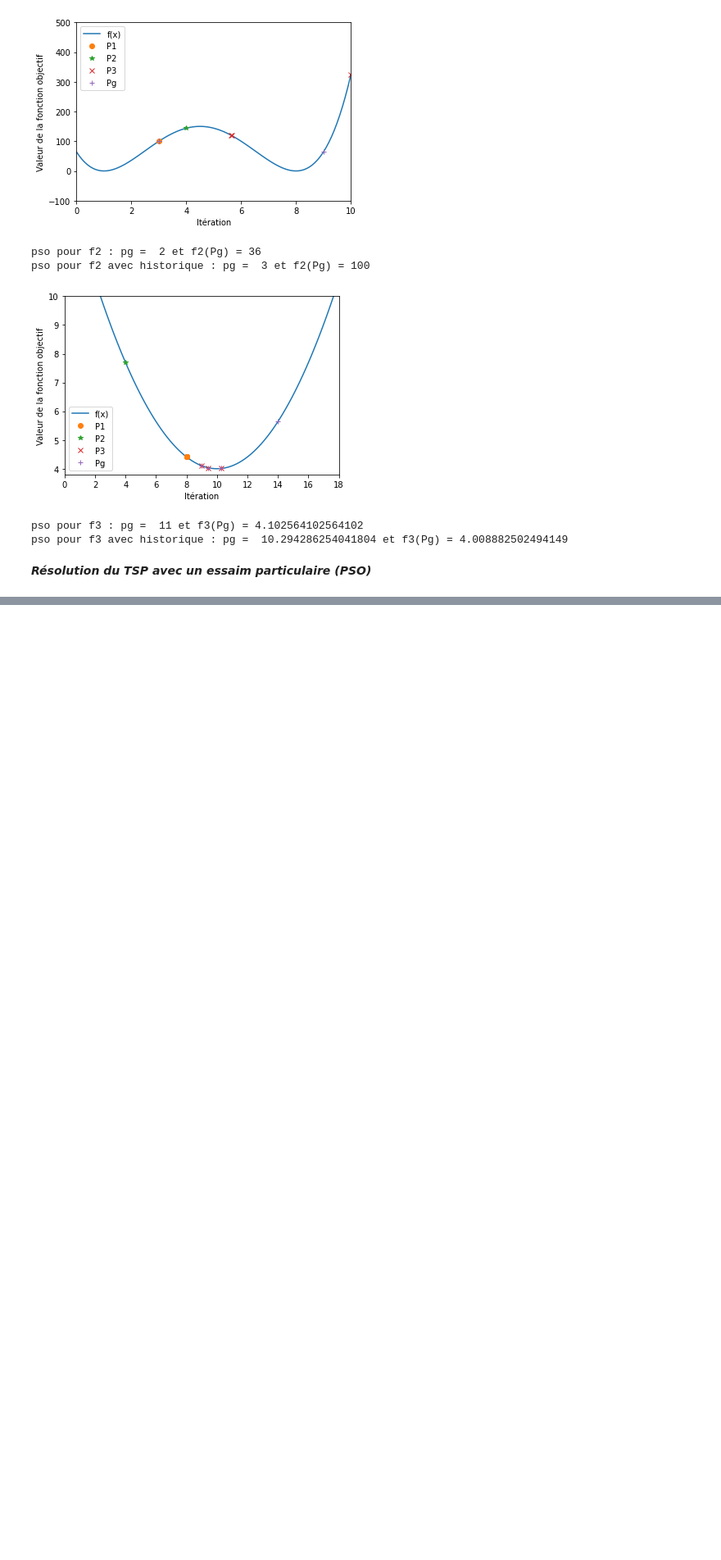
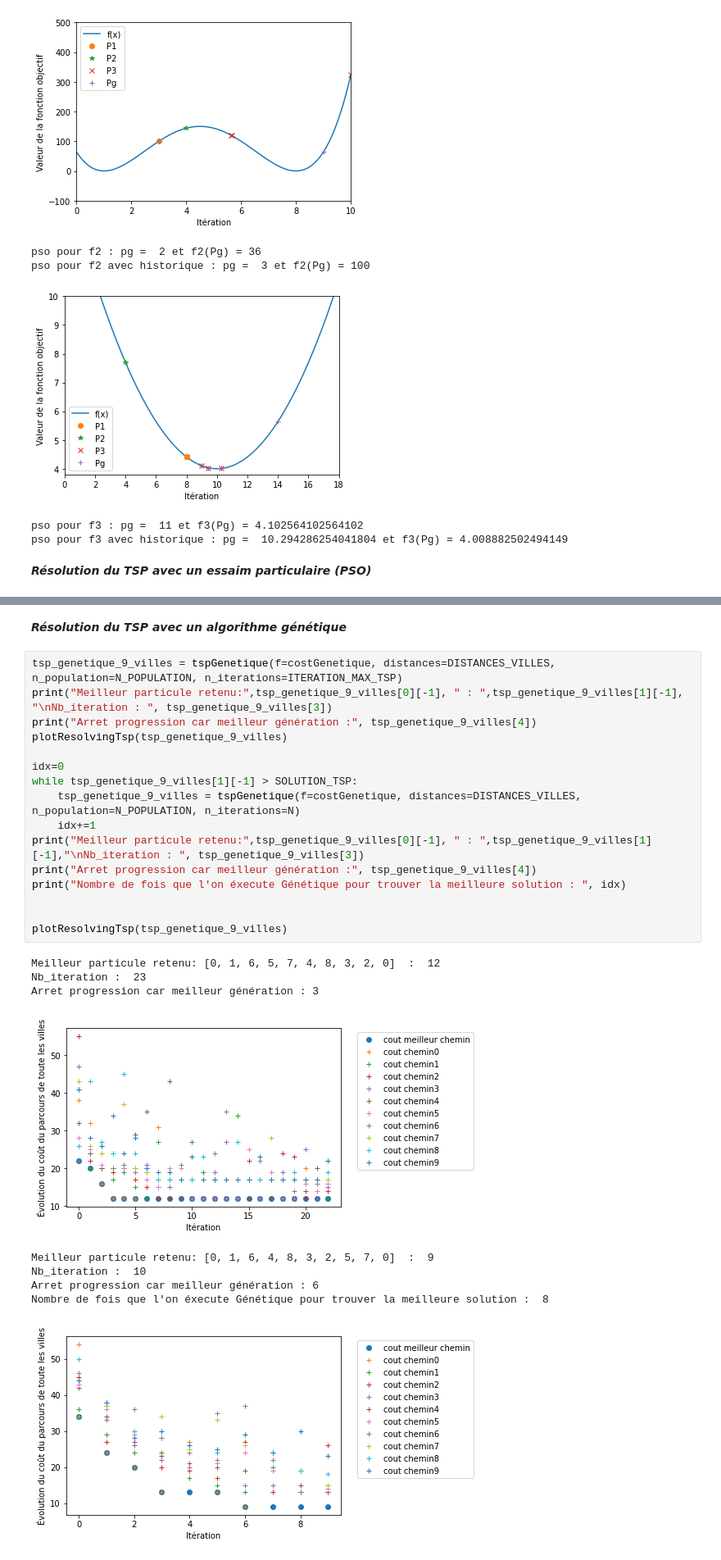
Before and after one commit to Almamy78593/Optimisation-Algorithms, a Jupyter notebook: main.ipynb, the cells around one changed output, grey strips where cells are left out. Shown at 82% size. Saved outputs shown, nothing was run; the diff lists cells and outputs as text; blank space fills up the shorter version.

Commit message:
Feat: Adding Genetic Algorithm to resolve TSP

```diff
--- a/main.ipynb
+++ b/main.ipynb
@@ -169,0 +178,28 @@ Nombre de fois que l'on éxecute PSO pour trouver la meilleure solution :  46
+# %% [markdown]
+***Résolution du TSP avec un algorithme génétique***
+# %%
+tsp_genetique_9_villes = tspGenetique(f=costGenetique, distances=DISTANCES_VILLES, n_population=N_POPULATION, n_iterations=ITERATION_MAX_TSP)
+print("Meilleur particule retenu:",tsp_genetique_9_villes[0][-1], " : ",tsp_genetique_9_villes[1][-1], "\nNb_iteration : ", tsp_genetique_9_villes[3])
+print("Arret progression car meilleur génération :", tsp_genetique_9_villes[4])
+plotResolvingTsp(tsp_genetique_9_villes)
+
+idx=0
+while tsp_genetique_9_villes[1][-1] > SOLUTION_TSP:
+    tsp_genetique_9_villes = tspGenetique(f=costGenetique, distances=DISTANCES_VILLES, n_population=N_POPULATION, n_iterations=N)
+    idx+=1
+print("Meilleur particule retenu:",tsp_genetique_9_villes[0][-1], " : ",tsp_genetique_9_villes[1][-1],"\nNb_iteration : ", tsp_genetique_9_villes[3])
+print("Arret progression car meilleur génération :", tsp_genetique_9_villes[4])
+print("Nombre de fois que l'on éxecute Génétique pour trouver la meilleure solution : ", idx)
+
+
+plotResolvingTsp(tsp_genetique_9_villes)
+# %% [output]
+Meilleur particule retenu: [0, 1, 6, 5, 7, 4, 8, 3, 2, 0]  :  12
+Nb_iteration :  23
+Arret progression car meilleur génération : 3
+[figure, added]
+Meilleur particule retenu: [0, 1, 6, 4, 8, 3, 2, 5, 7, 0]  :  9
+Nb_iteration :  10
+Arret progression car meilleur génération : 6
+Nombre de fois que l'on éxecute Génétique pour trouver la meilleure solution :  8
+[figure, added]
```
Also changed, not shown: parts of 2 cells of this notebook, 3 other files.
